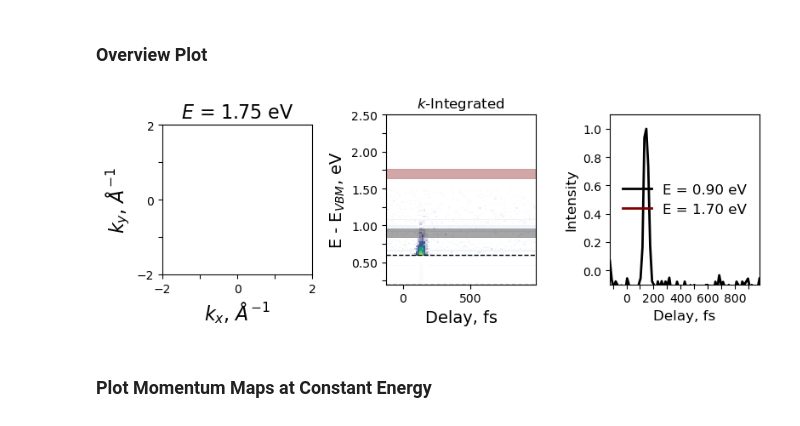
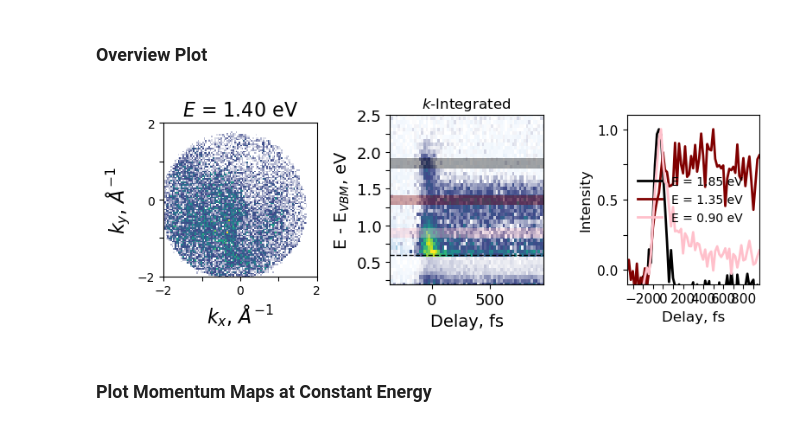
Before and after one commit to lawsonlloyd/mpes-analysis, a Jupyter notebook: mpes_Plot_Analysis.ipynb, the cells around one changed output. Cells and saved outputs as stored; diff of their text form; code cells hidden in the pictures.

Commit message:
plot

```diff
--- a/mpes_Plot_Analysis.ipynb
+++ b/mpes_Plot_Analysis.ipynb
@@ -77,6 +74,7 @@ filename, offsets = 'Scan1226_NiI2_45K_101x101x176x66_chargingCorrected_v1_binne
 #filename, offsets = 'Scan1227_chargingCorrected_v1_binned.h5', [0, 0]
 
 filename, offsets = 'Scan31_21K_60%_Pprobe_Spump_binned.h5', [-0.5, -50]
+filename, offsets = 'Scan2667_chargingCorrected_binned.h5', [0, 0]
 
 #  Load the Data
 data_loader = DataLoader(data_path + '//' + filename, offsets = offsets)
@@ -125,7 +123,7 @@ axs = axs.flatten()
 
 # Plot momentum map
 mpes.plot_momentum_maps(
-    I_res, E=1.75, E_int=.2, delays=500, delay_int=1000,
+    I_res, E=1.4, E_int=.2, delays=500, delay_int=1000,
     fig = fig, ax = axs[0],
     cmap=cmap_LTL,
     panel_labels=False, fontsize=16,
@@ -133,36 +131,37 @@ mpes.plot_momentum_maps(
 )
 
 # Plot waterfall
 (kx, ky), (kx_int, ky_int) = (0, 0), (4, 4) # Central (kx, ky) point and k-integration
 mpes.plot_waterfall(
     I_res, kx, kx_int, ky, ky_int,
     fig = fig, ax = axs[1], subtract_neg = True,
     energy_limits=[0.2, 2.5], E_enhance = .6
 )
 
 # Plot time traces
-E, E_int = [0.9, 1.7], .12 # Energies for Plotting Time Traces ; 1st Energy for MM
+E, E_int = [1.85, 1.35, 0.9], .12 # Energies for Plotting Time Traces ; 1st Energy for MM
 (kx, ky), (kx_int, ky_int) = (0, 0), (4, 4) # Central (kx, ky) point and k-integration
 neg_delays = [-250, -100]
-colors = ['black', 'maroon']
+colors = ['black', 'maroon', 'pink']
 
 mpes.plot_time_traces(
     I_res, E, E_int, (kx, ky), (kx_int, ky_int),
     norm_trace=True, subtract_neg=True, neg_delays=neg_delays,
     fig = fig, ax = axs[2],
     colors = colors,
     fontsize=12
 )
 axs[2].set_ylim(-0.1, 1.1)
+axs[2].set_aspect(1400)
 
 for i in np.arange(len(E)):
     mpes.add_rect(500, 2000, E[i], E_int, axs[1], edgecolor=colors[i], facecolor=colors[i], alpha = 0.35)
 
 #mpes.save_figure(fig, name = f'test', image_format = 'pdf')
 
 fig.tight_layout()
 # %% [output]
-[figure, old version]
+[figure, new version]
 # %% [markdown]
 ### Plot Momentum Maps at Constant Energy
 # %%
```
Also changed, not shown: parts of 4 cells of this notebook, 2 other files.
